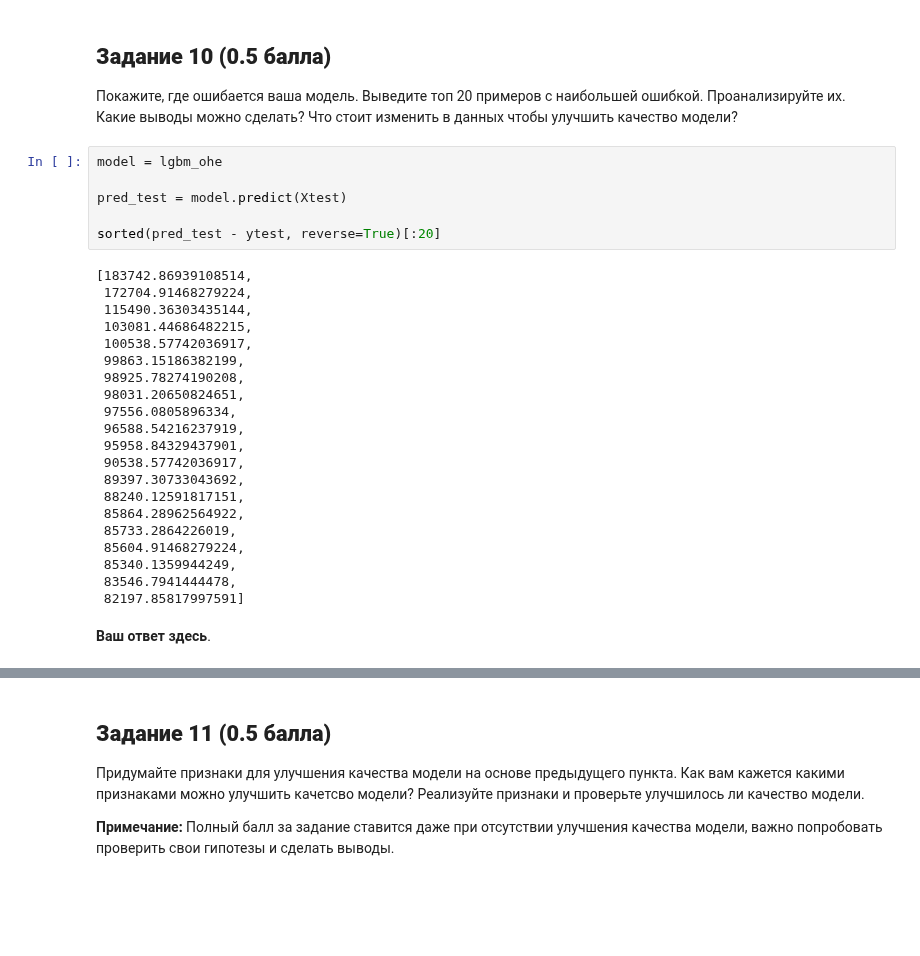
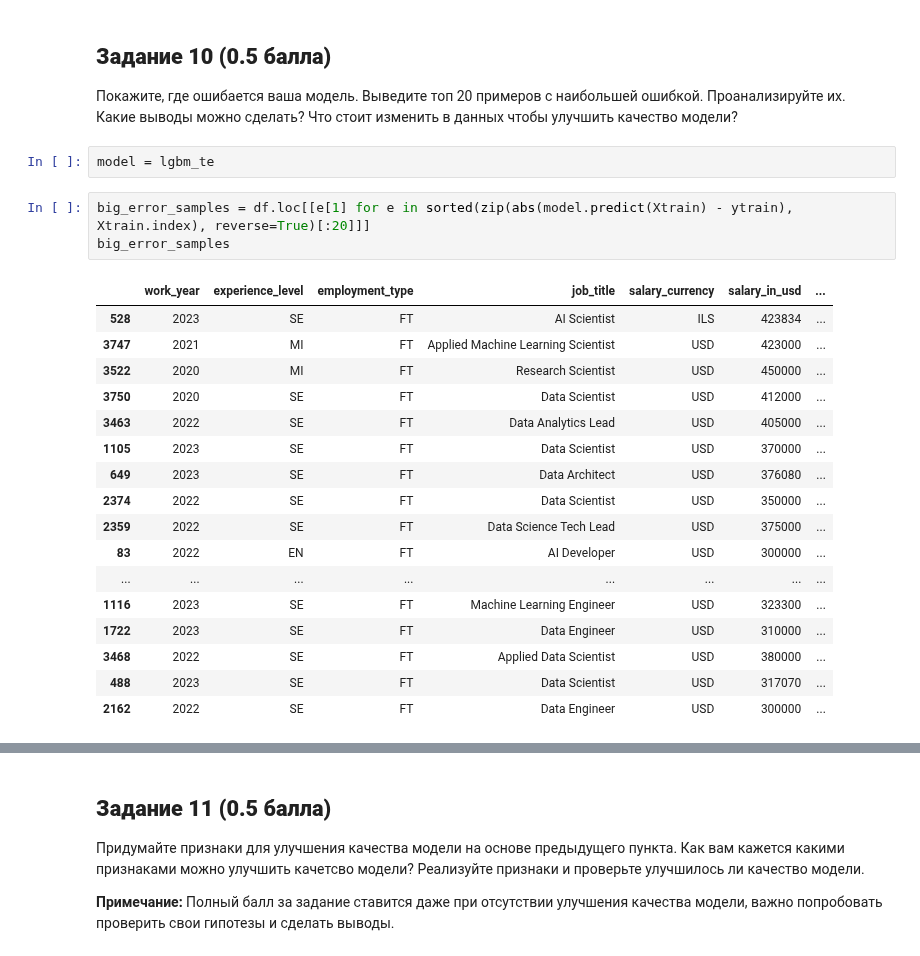
Before and after one commit to vasilyryabtsev/ml-hse-24-25, a Jupyter notebook: HW5_Boosting/AI_HW5_boosting_base.ipynb, the cells around one changed output, grey strips where cells are left out. Drawn from its saved outputs; the diff is of its cells as text; blank space fills up the shorter version.

```diff
--- a/HW5_Boosting/AI_HW5_boosting_base.ipynb
+++ b/HW5_Boosting/AI_HW5_boosting_base.ipynb
@@ -443,32 +445,26 @@ RMSE: 1947706.8236634172
 ## **Задание 10 (0.5 балла)**
 
 Покажите, где ошибается ваша модель. Выведите топ 20 примеров с наибольшей ошибкой. Проанализируйте их. Какие выводы можно сделать? Что стоит изменить в данных чтобы улучшить качество модели?
-# %%
-model = lgbm_ohe
-
-pred_test = model.predict(Xtest)
-
-sorted(pred_test - ytest, reverse=True)[:20]
-# %% [output]
-[183742.86939108514,
- 172704.91468279224,
- 115490.36303435144,
- 103081.44686482215,
- 100538.57742036917,
- 99863.15186382199,
- 98925.78274190208,
- 98031.20650824651,
- 97556.0805896334,
- 96588.54216237919,
- 95958.84329437901,
- 90538.57742036917,
- 89397.30733043692,
- 88240.12591817151,
- 85864.28962564922,
- 85733.2864226019,
- 85604.91468279224,
- 85340.1359944249,
- 83546.7941444478,
- 82197.85817997591]
-# %% [markdown]
-**Ваш ответ здесь**.
+# %%
+model = lgbm_te
+# %%
+big_error_samples = df.loc[[e[1] for e in sorted(zip(abs(model.predict(Xtrain) - ytrain), Xtrain.index), reverse=True)[:20]]]
+big_error_samples
+# %% [output]
+|  | work_year | experience_level | employment_type | job_title | salary_currency | salary_in_usd | ... |
+| 528 | 2023 | SE | FT | AI Scientist | ILS | 423834 | ... |
+| 3747 | 2021 | MI | FT | Applied Machine Learning Scientist | USD | 423000 | ... |
+| 3522 | 2020 | MI | FT | Research Scientist | USD | 450000 | ... |
+| 3750 | 2020 | SE | FT | Data Scientist | USD | 412000 | ... |
+| 3463 | 2022 | SE | FT | Data Analytics Lead | USD | 405000 | ... |
+| 1105 | 2023 | SE | FT | Data Scientist | USD | 370000 | ... |
+| 649 | 2023 | SE | FT | Data Architect | USD | 376080 | ... |
+| 2374 | 2022 | SE | FT | Data Scientist | USD | 350000 | ... |
+| 2359 | 2022 | SE | FT | Data Science Tech Lead | USD | 375000 | ... |
+| 83 | 2022 | EN | FT | AI Developer | USD | 300000 | ... |
+| ... | ... | ... | ... | ... | ... | ... | ... |
+| 1116 | 2023 | SE | FT | Machine Learning Engineer | USD | 323300 | ... |
+| 1722 | 2023 | SE | FT | Data Engineer | USD | 310000 | ... |
+| 3468 | 2022 | SE | FT | Applied Data Scientist | USD | 380000 | ... |
+| 488 | 2023 | SE | FT | Data Scientist | USD | 317070 | ... |
+| 2162 | 2022 | SE | FT | Data Engineer | USD | 300000 | ... |
```
Also changed, not shown: parts of 17 cells of this notebook.
